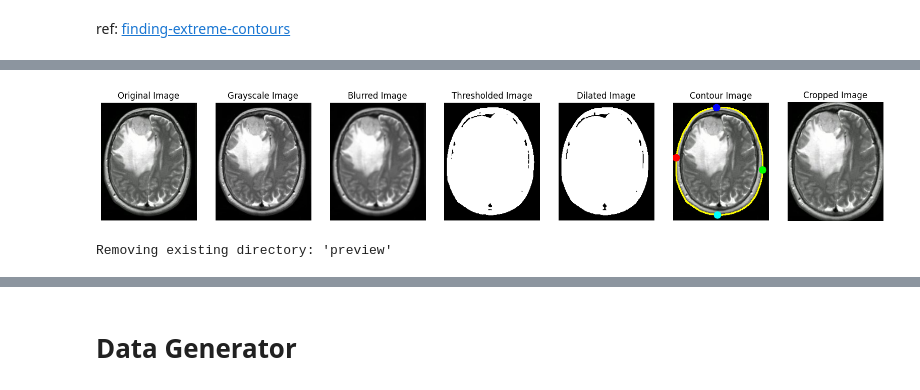
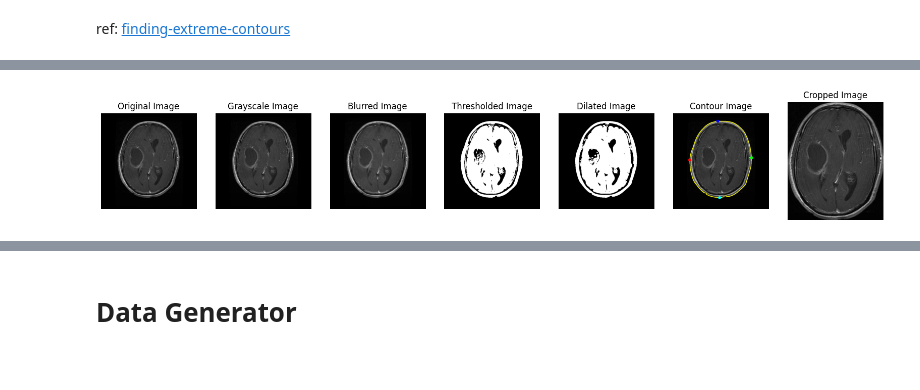
Before and after one commit to mattbarty/brain-tumour-categorical-classifier, a Jupyter notebook: brain-tumour.ipynb, the cells around one changed output, grey strips where cells are left out. Drawn from its saved outputs; the diff is of its cells as text; code cells hidden in the pictures.

```diff
--- a/brain-tumour.ipynb
+++ b/brain-tumour.ipynb
@@ -52,17 +42,0 @@ no_test = no_dir_content[no_validation_idx:]
-# %%
-# List of subdirectories
-subdirs = ['training', 'validation', 'test']
-
-# Loop over each subdirectory
-for subdir in subdirs:
-    # Full path to the subdirectory
-    dir_path = os.path.join(src_dir, subdir)
-
-    # Check if the subdirectory exists
-    if os.path.exists(dir_path):
-        # If it does, remove it (and all its contents)
-        print(f'Removing existing directory: {dir_path}')
-        shutil.rmtree(dir_path)
-
-    # Create the subdirectory
-    os.mkdir(dir_path)
@@ -95,3 +43,10 @@ for subdir, data in zip(subdirs, [(yes_training, no_training),
+# %%
+# base directory
+src_dir = './data/'
+
+# subdirectories
+train_dir = os.path.join(src_dir, 'Training')
+test_dir = os.path.join(src_dir, 'Testing')
 # %% [markdown]
 # Data Exploration & Preparation
 # %% [markdown]
@@ -101,20 +54,21 @@ training_dir = os.path.join(src_dir, 'training')
 # %%
 # Get a list of all subdirectories paths (each one is a class label)
-subdirs = [os.path.join(training_dir, subdir) for subdir in os.listdir(training_dir)]
+categories = ['glioma_tumor', 'meningioma_tumor', 'no_tumor', 'pituitary_tumor']
 
 # Specify the number of columns for your plot
 ncols = 8
 
 # Set up matplotlib fig
-fig, ax = plt.subplots(len(subdirs), ncols, figsize=(20, 10))
+fig, ax = plt.subplots(len(categories), ncols, figsize=(20, 10))
 
 # For each subdirectory, select random images
-for i, subdir in enumerate(subdirs):
-    subdir_images = os.listdir(subdir) # Get list of dir contents
+for i, subdir in enumerate(categories):
+    subdir_path = os.path.join(train_dir, subdir) # Get full subdir path
+    subdir_images = os.listdir(subdir_path) # Get list of dir contents
     random_image_names = random.sample(subdir_images, ncols) # Get a sample of dir content
-    images = [os.path.join(subdir, img_name) for img_name in random_image_names] # Append path to each sample image
+    img_paths = [os.path.join(subdir_path, img_name) for img_name in random_image_names] # Append path to each sample image
 
-    for j, img_path in enumerate(images):
+    for j, img_path in enumerate(img_paths):
         # Set up subplot; subplot indices start at 1
         sp = ax[i, j]
         if j == 0:
@@ -201,16 +155,16 @@ def visualize_transformations(img, debug_mode=False):
         return new_img
 # %%
 # Get the first image name from 'yes' directory
-first_image_name = random.choice(os.listdir(os.path.join(src_dir, 'yes')))
+first_image_name = random.choice(os.listdir(os.path.join(src_dir, 'Training', 'glioma_tumor')))
 
 # Get full path of the image
-first_image_path = os.path.join(src_dir, 'yes', first_image_name)
+first_image_path = os.path.join(src_dir, 'Training', 'glioma_tumor', first_image_name)
 
 # Now read the image
 img = cv2.imread(first_image_path)
 
 # Visualize the transformations
 visualize_transformations(img, debug_mode=True)
 # %% [output]
-[figure, old version]
+[figure, new version]
 # %%
@@ -265,5 +219,25 @@ demo_datagen = ImageDataGenerator(
 # %%
-_preview_dir = './data/brain_tumor_dataset/preview'
+# Get the first image name from 'yes' directory
+first_image_name = random.choice(os.listdir(os.path.join(src_dir, 'data_cropped', 'Training', 'glioma_tumor')))
+
+# Get full path of the image
+first_image_path = os.path.join(src_dir, 'data_cropped', 'Training', 'glioma_tumor', first_image_name)
+
+# Now read the image
+img = cv2.imread(first_image_path)
+
+# set the paramters we want to change randomly
+demo_datagen = ImageDataGenerator(
+    rotation_range=15,
+    width_shift_range=0.05,
+    height_shift_range=0.05,
+    shear_range=0.05,
+    brightness_range=[0.1, 1.5],
+    horizontal_flip=True,
+    vertical_flip=True
+)
+
+_preview_dir = './data/preview'
 
 if os.path.exists(_preview_dir):
     print("Removing existing directory: 'preview'")
@@ -279,8 +253,6 @@ for batch in demo_datagen.flow(x, batch_size=1, save_to_dir=_preview_dir, save_p
     i += 1
     if i > 20:
         break
-# %% [output]
-Removing existing directory: 'preview'
 # %%
 plt.imshow(img)
 plt.xticks([])
```
Also changed, not shown: parts of 29 cells of this notebook.
